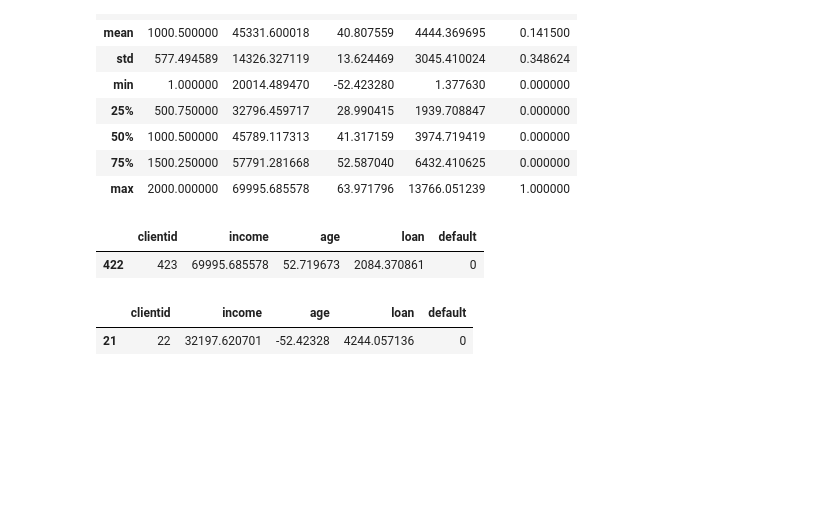
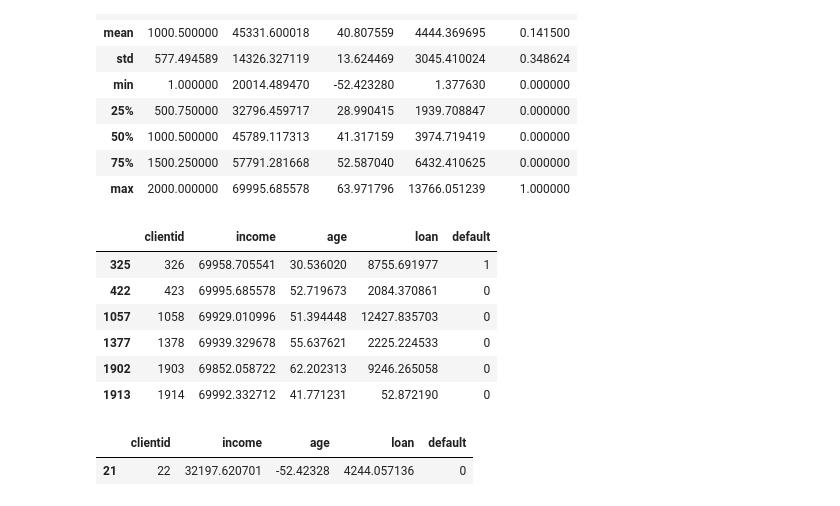
Before and after one commit to RaiDeOliveira/ExerciciosPython, a Jupyter notebook: 03_Pré_processamento_de_dados.ipynb, the cells around one changed output. Cells and saved outputs as stored; diff of their text form; code cells hidden in the pictures; blank space fills up the shorter version.

```diff
--- a/03_Pré_processamento_de_dados.ipynb
+++ b/03_Pré_processamento_de_dados.ipynb
@@ -75,10 +61,15 @@ base_credit.describe()
 | 75% | 1500.250000 | 57791.281668 | 52.587040 | 6432.410625 | 0.000000 |
 | max | 2000.000000 | 69995.685578 | 63.971796 | 13766.051239 | 1.000000 |
 # %%
-base_credit[base_credit['income'] >= 69995.685578]
+base_credit[base_credit['income'] >= 69800]
 # %% [output]
 |  | clientid | income | age | loan | default |
+| 325 | 326 | 69958.705541 | 30.536020 | 8755.691977 | 1 |
 | 422 | 423 | 69995.685578 | 52.719673 | 2084.370861 | 0 |
+| 1057 | 1058 | 69929.010996 | 51.394448 | 12427.835703 | 0 |
+| 1377 | 1378 | 69939.329678 | 55.637621 | 2225.224533 | 0 |
+| 1902 | 1903 | 69852.058722 | 62.202313 | 9246.265058 | 0 |
+| 1913 | 1914 | 69992.332712 | 41.771231 | 52.872190 | 0 |
 # %%
 base_credit[base_credit['clientid'] == 22]
 # %% [output]
```
Also changed, not shown: parts of 11 cells of this notebook.
